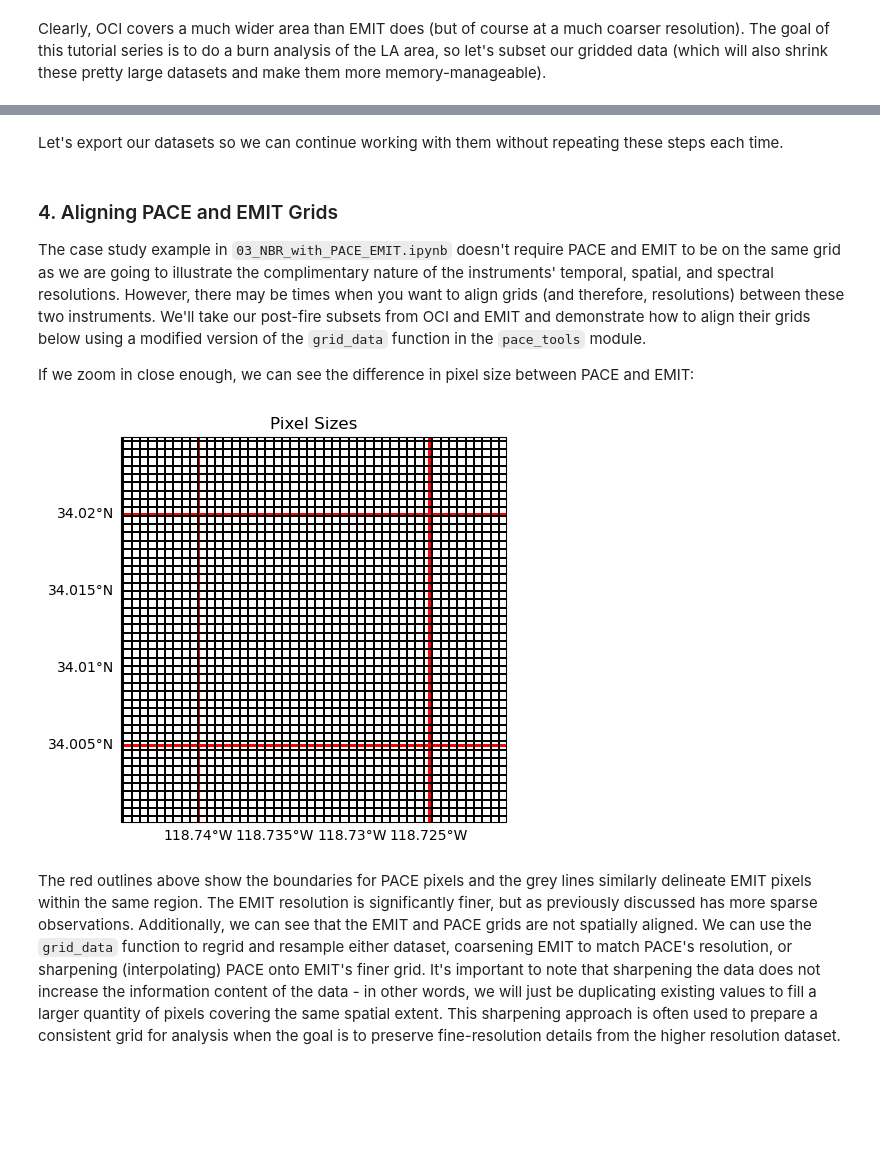
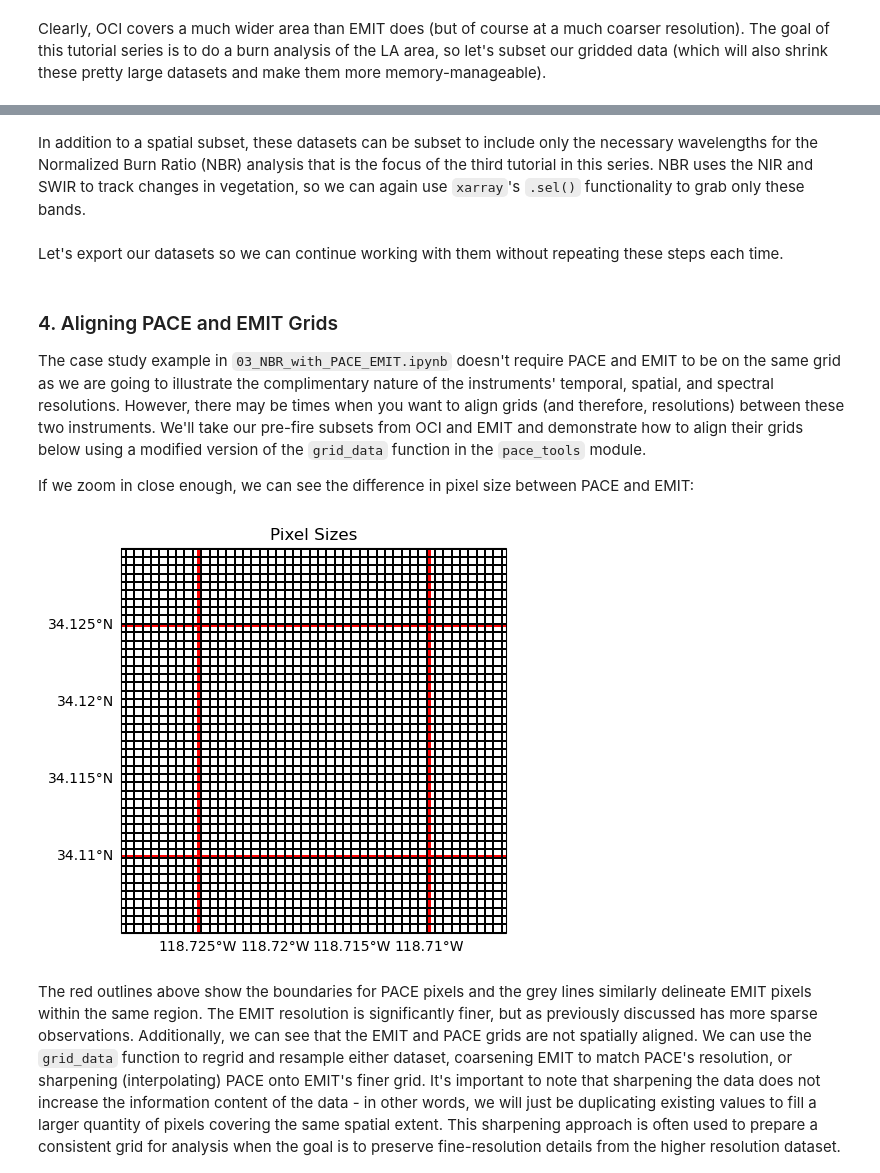
Before and after one commit to skyecaplan/VITALS, a Jupyter notebook: python/emit_pace/02_Align_PACE_EMIT_Grids.ipynb, the cells around one changed output, grey strips where cells are left out. Drawn from its saved outputs; the diff is of its cells as text; code cells hidden in the pictures; blank space fills up the shorter version.

```diff
--- a/python/emit_pace/02_Align_PACE_EMIT_Grids.ipynb
+++ b/python/emit_pace/02_Align_PACE_EMIT_Grids.ipynb
@@ -72,13 +72,11 @@ def plot_features(ax, gridline_alpha=1):
 # %% [markdown]
 In the last notebook, we found and downloaded pre and post fire EMIT and PACE reflectance scenes to examine changes resulting from the January 2025 Southern California wildfires. We'll be using those files for the rest of the tutorials in this series, and so define their paths for this notebook in the cell below.
 # %%
-# NOTE: 03/04/26 these will likely live in the repo but need to be subset to
-#   smaller bbox and relevant wls
 emit_paths = ["emit_pace/data/EMIT_L2A_RFL_001_20240825T173115_2423811_008.nc", # before
               "emit_pace/data/EMIT_L2A_RFL_001_20250324T220953_2508314_003.nc", # after
               "emit_pace/data/EMIT_L2A_MASK_001_20240825T173115_2423811_008.nc",
               "emit_pace/data/EMIT_L2A_MASK_001_20250324T220953_2508314_003.nc"]
-oci_path = ["emit_pace/data/PACE_OCI.20241218T202231.L2.SFREFL.V3_1.nc",        # before
+oci_paths = ["emit_pace/data/PACE_OCI.20241218T202231.L2.SFREFL.V3_1.nc",        # before
             "emit_pace/data/PACE_OCI.20250113T204049.L2.SFREFL.V3_1.nc"]        # after
 # %% [markdown]
 If for some reason you need to download these files, uncomment and run the cell below.
@@ -196,8 +194,8 @@ Our EMIT data now match up to a physical location in space for each day of data,
 ### 3. Projecting PACE Data onto a Defined Grid
 The `pace_tools` module provides a suite of functions for working with PACE OCI data, similar to the `emit_tools` module. We'll use the `open_l2` and `mask_l2` functions to accomplish the same steps for PACE as we did above with EMIT, with the key difference that the PACE data will not be gridded directly after opening the file. Due to aspects of `rasterio` and `rioxarray`, the packages we'll use to grid PACE data, as well as the fact that PACE's quality masks are included in the same L2 files as the reflectance data, all the masking must be done prior to the gridding step.
 # %%
-oci_pre = pace.open_l2(oci_path[0])
-oci_post = pace.open_l2(oci_path[1])
+oci_pre = pace.open_l2(oci_paths[0])
+oci_post = pace.open_l2(oci_paths[1])
 
 oci_pre
 # %% [output]
@@ -270,3 +260,9 @@ emit_post_sub = emit_post.sel({"latitude":slice(34.5,33.6), "longitude":slice(-1
+# %%
+oci_pre_sub = oci_pre.sel({"latitude":slice(bbox[3],bbox[1]), "longitude":slice(bbox[0],bbox[2])})
+oci_post_sub = oci_post.sel({"latitude":slice(bbox[3],bbox[1]), "longitude":slice(bbox[0],bbox[2])})
+
+emit_pre_sub = emit_pre.sel({"latitude":slice(bbox[3],bbox[1]), "longitude":slice(bbox[0],bbox[2])})
+emit_post_sub = emit_post.sel({"latitude":slice(bbox[3],bbox[1]), "longitude":slice(bbox[0],bbox[2])})
 # %%
 fig, ax = plt.subplots(2,2, figsize=(13,7),sharey=True, sharex=True,
                        subplot_kw={"projection": ccrs.PlateCarree()})
@@ -284,3 +280,11 @@ plt.show()
+# %% [markdown]
+In addition to a spatial subset, these datasets can be subset to include only the necessary wavelengths for the Normalized Burn Ratio (NBR) analysis that is the focus of the third tutorial in this series. NBR uses the NIR and SWIR to track changes in vegetation, so we can again use `xarray`'s `.sel()` functionality to grab only these bands.
+# %%
+oci_pre_sub = oci_pre_sub.sel({"wavelength_3d":[870, 2131]}, method="nearest")
+oci_post_sub = oci_post_sub.sel({"wavelength_3d":[870, 2131]}, method="nearest")
+
+emit_pre_sub = emit_pre_sub.sel({"wavelengths":[870, 2131]}, method="nearest")
+emit_post_sub = emit_post_sub.sel({"wavelengths":[870, 2131]}, method="nearest")
 # %% [markdown]
 Let's export our datasets so we can continue working with them without repeating these steps each time.
 # %%
@@ -290,21 +295,19 @@ emit_pre_sub.to_netcdf("emit_pace/subset_data/emit_prefire.nc")
 emit_post_sub.to_netcdf("emit_pace/subset_data/emit_postfire.nc")
 # %% [markdown]
 ### 4. Aligning PACE and EMIT Grids
-The case study example in `03_NBR_with_PACE_EMIT.ipynb` doesn't require PACE and EMIT to be on the same grid as we are going to illustrate the complimentary nature of the instruments' temporal, spatial, and spectral resolutions. However, there may be times when you want to align grids (and therefore, resolutions) between these two instruments. We'll take our post-fire subsets from OCI and EMIT and demonstrate how to align their grids below using a modified version of the `grid_data` function in the `pace_tools` module.
+The case study example in `03_NBR_with_PACE_EMIT.ipynb` doesn't require PACE and EMIT to be on the same grid as we are going to illustrate the complimentary nature of the instruments' temporal, spatial, and spectral resolutions. However, there may be times when you want to align grids (and therefore, resolutions) between these two instruments. We'll take our pre-fire subsets from OCI and EMIT and demonstrate how to align their grids below using a modified version of the `grid_data` function in the `pace_tools` module.
 
 If we zoom in close enough, we can see the difference in pixel size between PACE and EMIT:
 # %%
-# This figure is kind of hard to see but helps me visually understand the
-#   different pixel sizes, can delete if not needed though
 fig, ax = plt.subplots(figsize=(13,5), subplot_kw=dict(projection=ccrs.PlateCarree()))
-oci_post_sub.rhos.sel({"wavelength_3d":860}, method="nearest").plot(vmin=-1, vmax=0, cmap="Greys_r", transform=ccrs.PlateCarree(),linewidth=2, edgecolors="red", add_colorbar=False)
-emit_post_sub.reflectance.sel({"wavelengths":860}, method="nearest").plot(vmin=0, vmax=1, cmap="viridis", transform=ccrs.PlateCarree(),  linewidth=0.05, edgecolors="k", add_colorbar=False, alpha=1)
-ax.set_extent([-118.745, -118.72, 34, 34.025])
+oci_pre_sub.rhos.sel({"wavelength_3d":860}, method="nearest").plot(vmin=-1, vmax=0, cmap="Greys_r", transform=ccrs.PlateCarree(),linewidth=2, edgecolors="red", add_colorbar=False)
+emit_pre_sub.reflectance.sel({"wavelengths":860}, method="nearest").plot(vmin=0, vmax=1, cmap="viridis", transform=ccrs.PlateCarree(),  linewidth=0.05, edgecolors="k", add_colorbar=False, alpha=1)
+ax.set_extent([-118.73, -118.705, 34.105, 34.13])
 ax.gridlines(draw_labels={"left": "y", "bottom": "x"}, alpha=0.0)
 ax.set_title("Pixel Sizes")
 plt.show()
 # %% [output]
-[figure, old version]
+[figure, new version]
 # %% [markdown]
 The red outlines above show the boundaries for PACE pixels and the grey lines similarly delineate EMIT pixels within the same region. The EMIT resolution is significantly finer, but as previously discussed has more sparse observations. Additionally, we can see that the EMIT and PACE grids are not spatially aligned. We can use the `grid_data` function to regrid and resample either dataset, coarsening EMIT to match PACE's resolution, or sharpening (interpolating) PACE onto EMIT's finer grid. It's important to note that sharpening the data does not increase the information content of the data - in other words, we will just be duplicating existing values to fill a larger quantity of pixels covering the same spatial extent. This sharpening approach is often used to prepare a consistent grid for analysis when the goal is to preserve fine-resolution details from the higher resolution dataset. A coarsening approach is often selected when the goal is to reduce noise in high resolution imagery or reduce file sizes for large scale regional and global studies.
 
```
Also changed, not shown: parts of 11 cells of this notebook, 1 other file.
